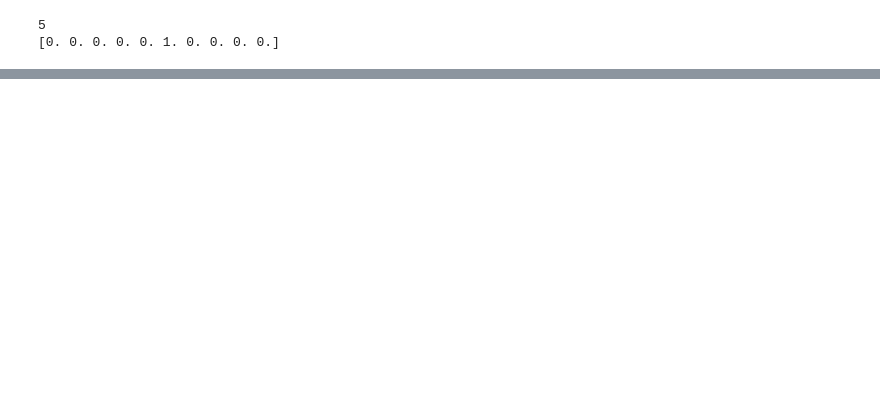
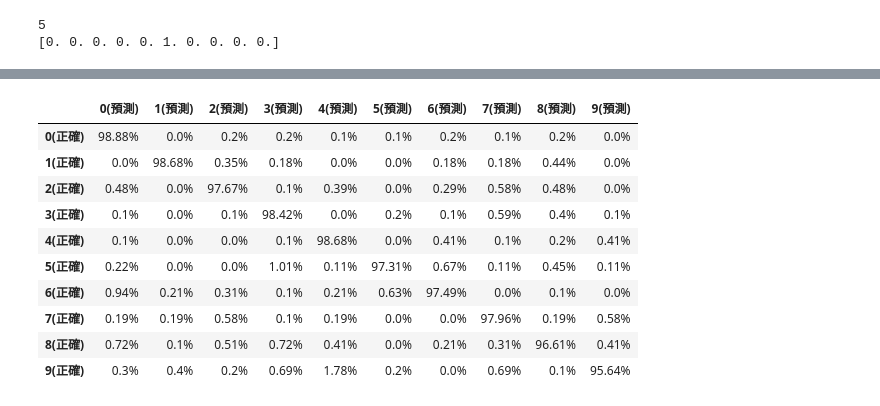
Before and after one commit to Elwing-Chou/MLDemo1216, a Jupyter notebook: mlp.ipynb, the cells around one changed output, grey strips where cells are left out. Cells and saved outputs as stored; diff of their text form; code cells hidden in the pictures; blank space fills up the shorter version.

```diff
--- a/mlp.ipynb
+++ b/mlp.ipynb
@@ -59,3 +61,14 @@ print(y_train_cat[0])
 # %% [output]
 5
 [0. 0. 0. 0. 0. 1. 0. 0. 0. 0.]
+# %%
+# batch_size: 看多少筆資料再平均做一次調整, 100~200(建議), 5~20(大圖片)
+# epochs: 整份訓練資料到底要看過幾遍(控制模型什麼時候該訓練完成)
+# validation_split:(train_test_split)切分多少測試資料出來
+# verbose: (log要有多少程度) 1(預設):會有進度條 2: 必要資訊  0: 安靜
+# 1 epoch: 多少次梯度下降 54000 / 200 = 270(次)
+model.fit(x_train_norm, y_train_cat,
+          batch_size=200,
+          epochs=15,
+          validation_split=0.1,
+          verbose=2)
@@ -61,0 +94,32 @@ print(y_train_cat[0])
+# %%
+# confusion matrix
+# sklearn: predict_proba, predict
+# keras: predict, predict_classes
+# 如果你要對list裡面所有東西做轉換: list(map(lambda x:x**2, [1, 2, 3]))
+import numpy as np
+import pandas as pd
+from sklearn.metrics import confusion_matrix
+pre = model.predict_classes(x_test_norm)
+i = ["{}(正確)".format(i) for i in range(10)]
+c = ["{}(預測)".format(i) for i in range(10)]
+mat = confusion_matrix(y_test, pre)
+convert = []
+for row in mat:
+    r = np.array(row) / sum(row) * 100
+    r = list(map(lambda x:"{}%".format(round(x, 2)), r))
+    convert.append(r)
+pd.DataFrame(convert,
+             index=i,
+             columns=c)
+# %% [output]
+|  | 0(預測) | 1(預測) | 2(預測) | 3(預測) | 4(預測) | 5(預測) | 6(預測) | 7(預測) | 8(預測) | 9(預測) |
+| 0(正確) | 98.88% | 0.0% | 0.2% | 0.2% | 0.1% | 0.1% | 0.2% | 0.1% | 0.2% | 0.0% |
+| 1(正確) | 0.0% | 98.68% | 0.35% | 0.18% | 0.0% | 0.0% | 0.18% | 0.18% | 0.44% | 0.0% |
+| 2(正確) | 0.48% | 0.0% | 97.67% | 0.1% | 0.39% | 0.0% | 0.29% | 0.58% | 0.48% | 0.0% |
+| 3(正確) | 0.1% | 0.0% | 0.1% | 98.42% | 0.0% | 0.2% | 0.1% | 0.59% | 0.4% | 0.1% |
+| 4(正確) | 0.1% | 0.0% | 0.0% | 0.1% | 98.68% | 0.0% | 0.41% | 0.1% | 0.2% | 0.41% |
+| 5(正確) | 0.22% | 0.0% | 0.0% | 1.01% | 0.11% | 97.31% | 0.67% | 0.11% | 0.45% | 0.11% |
+| 6(正確) | 0.94% | 0.21% | 0.31% | 0.1% | 0.21% | 0.63% | 97.49% | 0.0% | 0.1% | 0.0% |
+| 7(正確) | 0.19% | 0.19% | 0.58% | 0.1% | 0.19% | 0.0% | 0.0% | 97.96% | 0.19% | 0.58% |
+| 8(正確) | 0.72% | 0.1% | 0.51% | 0.72% | 0.41% | 0.0% | 0.21% | 0.31% | 96.61% | 0.41% |
+| 9(正確) | 0.3% | 0.4% | 0.2% | 0.69% | 1.78% | 0.2% | 0.0% | 0.69% | 0.1% | 95.64% |
```
Also changed, not shown: parts of 7 cells of this notebook.
